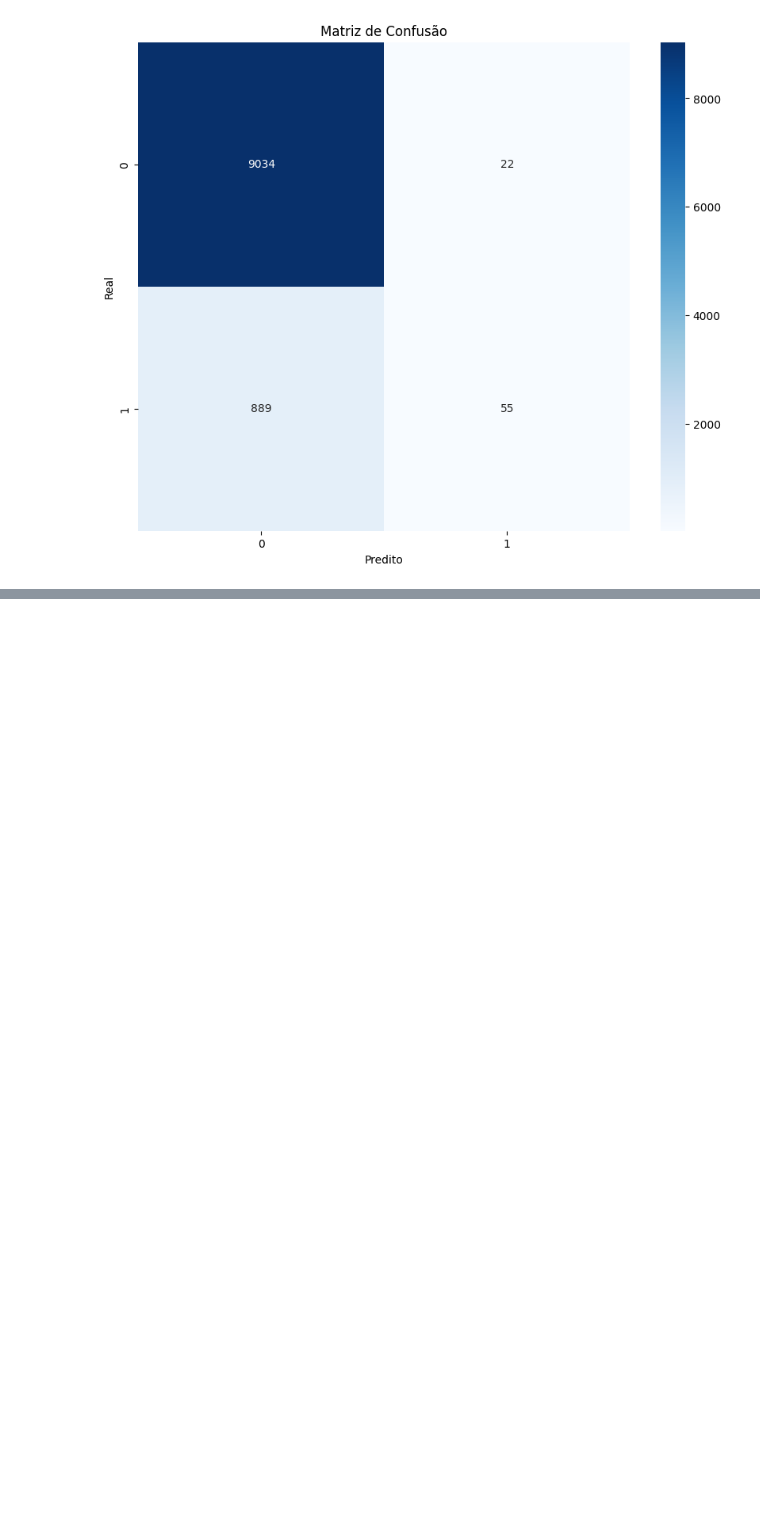
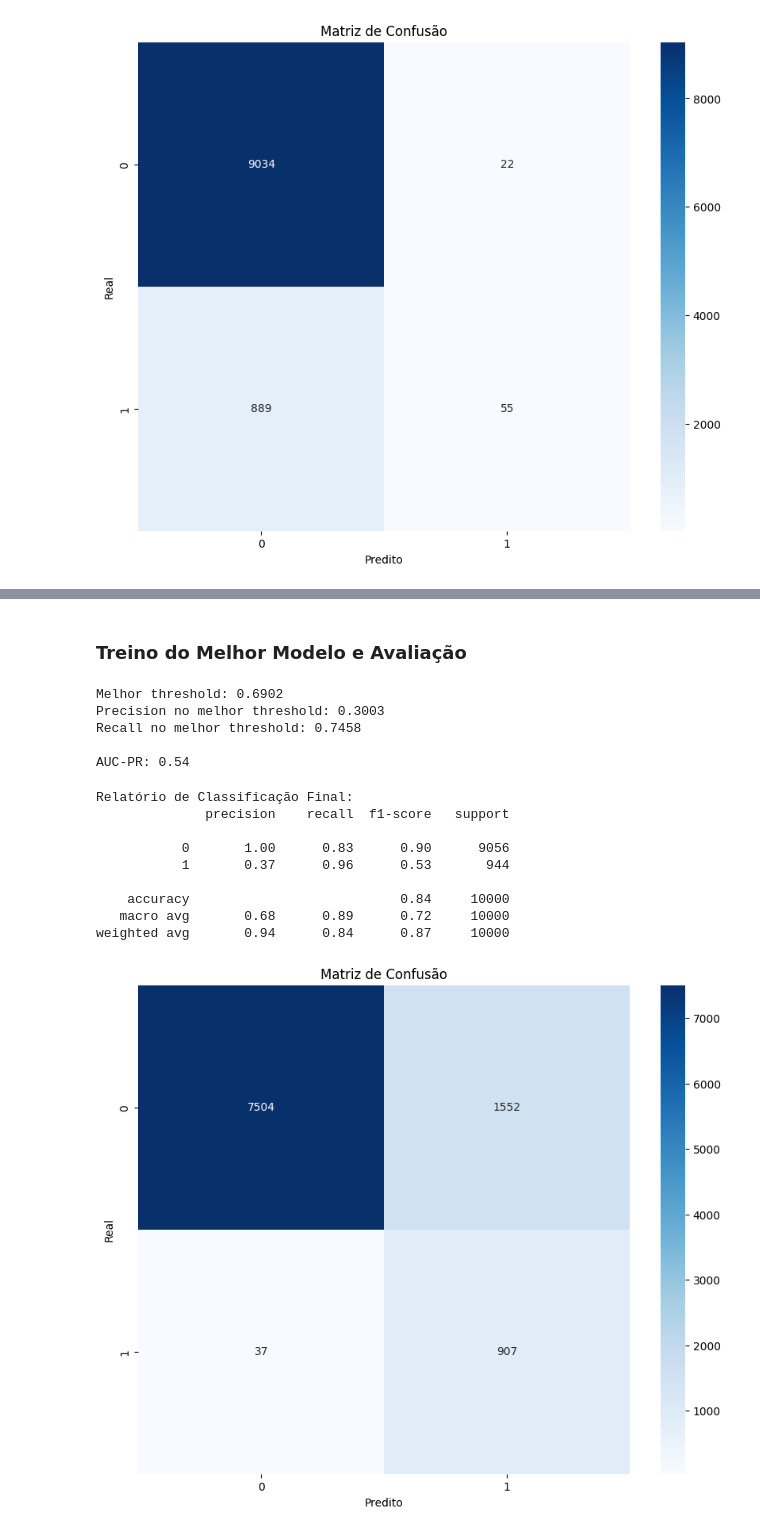
Before and after one commit to smoothemerson/AI_development, a Jupyter notebook: classes/final_challenge/modelo_antifraude.ipynb, the cells around one changed output, grey strips where cells are left out. Drawn from its saved outputs; the diff is of its cells as text; code cells hidden in the pictures; blank space fills up the shorter version.

Commit message:
third challenge: model optimization

```diff
--- a/classes/final_challenge/modelo_antifraude.ipynb
+++ b/classes/final_challenge/modelo_antifraude.ipynb
@@ -242,6 +242,7 @@ params = {
   'boosting_type': 'gbdt',
   'random_state': 42,
   'is_unbalance': True,         # Ou scale_pos_weight
+  'verbose': 0,
 }
 # %%
 def treinar_modelo(params, min_precision = 0.5):
@@ -367,0 +411,46 @@ weighted avg       0.89      0.91      0.87     10000
+# %% [markdown]
+### Treino do Melhor Modelo e Avaliação
+# %%
+best_threshold, best_precision, best_recall, precision, recall = treinar_modelo(params, study.best_params['min_precision'])
+print(f"Melhor threshold: {best_threshold:.4f}")
+print(f"Precision no melhor threshold: {best_precision:.4f}")
+print(f"Recall no melhor threshold: {best_recall:.4f}")
+
+# Treinar modelo final com todos os dados
+final_model = lgb.train(params, Dataset(X, label=y))
+
+# Fazer previsões com o melhor threshold
+y_proba_final = final_model.predict(X)
+y_pred_final = (y_proba_final >= best_threshold).astype(int)
+
+print(f"\nAUC-PR: {average_precision_score(y, y_proba_final):.2f}")
+# %% [output]
+Melhor threshold: 0.6902
+Precision no melhor threshold: 0.3003
+Recall no melhor threshold: 0.7458
+
+AUC-PR: 0.54
+# %%
+# Calcular e exibir métricas
+print("\nRelatório de Classificação Final:")
+print(classification_report(y, y_pred_final))
+
+# Criar matriz de confusão
+plt.figure(figsize=(10, 8))
+conf_matrix = confusion_matrix(y, y_pred_final)
+sns.heatmap(conf_matrix, annot=True, fmt='d', cmap='Blues')
+plt.title('Matriz de Confusão')
+plt.xlabel('Predito')
+plt.ylabel('Real')
+plt.show()
+# %% [output]
+Relatório de Classificação Final:
+              precision    recall  f1-score   support
+
+           0       1.00      0.83      0.90      9056
+           1       0.37      0.96      0.53       944
+
+    accuracy                           0.84     10000
+   macro avg       0.68      0.89      0.72     10000
+weighted avg       0.94      0.84      0.87     10000
+[figure, added]
```
Also changed, not shown: parts of 6 cells of this notebook, 1 other file.
